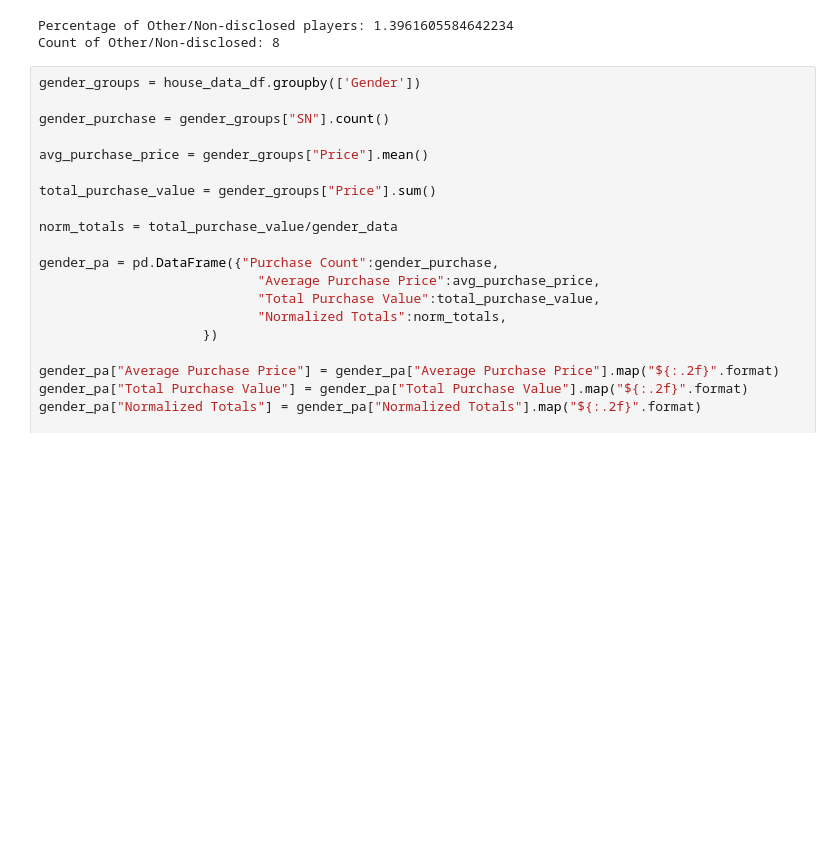
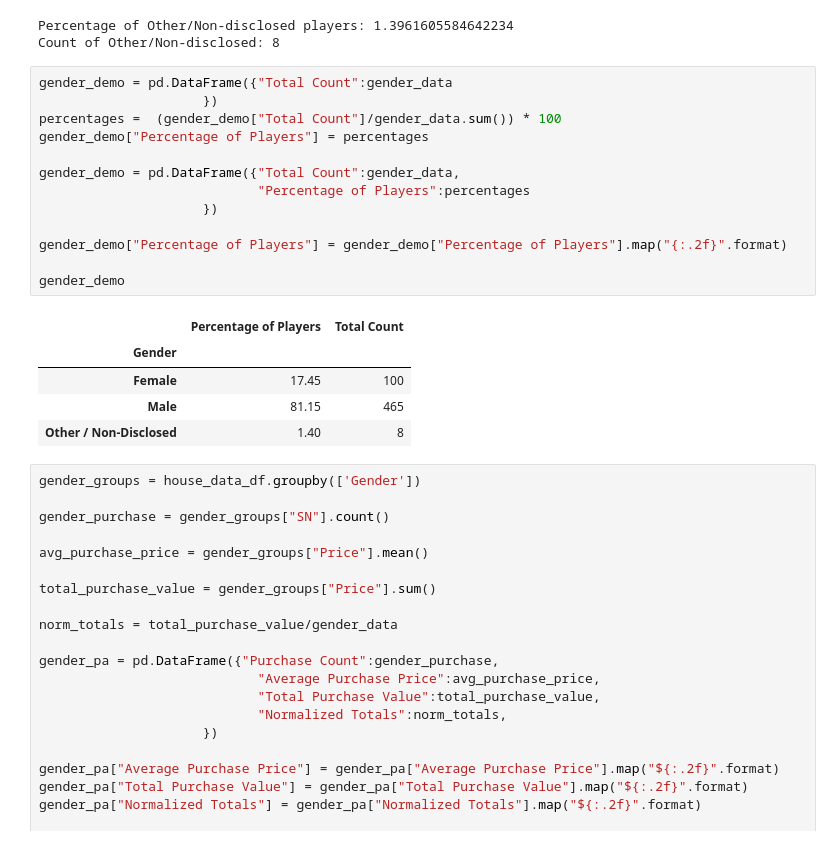
Before and after one commit to salil82/Pymoli, a Jupyter notebook: Pymoli.ipynb, the cells around one changed output. Saved outputs shown, nothing was run; the diff lists cells and outputs as text; blank space fills up the shorter version.

```diff
--- a/Pymoli.ipynb
+++ b/Pymoli.ipynb
@@ -116,6 +121,25 @@ print("Count of Other/Non-disclosed: " + str(other))
 # %% [output]
 Percentage of Other/Non-disclosed players: 1.3961605584642234
 Count of Other/Non-disclosed: 8
+# %%
+gender_demo = pd.DataFrame({"Total Count":gender_data
+                     })
+percentages =  (gender_demo["Total Count"]/gender_data.sum()) * 100
+gender_demo["Percentage of Players"] = percentages
+
+gender_demo = pd.DataFrame({"Total Count":gender_data,
+                            "Percentage of Players":percentages
+                     })
+
+gender_demo["Percentage of Players"] = gender_demo["Percentage of Players"].map("{:.2f}".format)
+
+gender_demo
+# %% [output]
+|  | Percentage of Players | Total Count |
+| Gender |  |  |
+| Female | 17.45 | 100 |
+| Male | 81.15 | 465 |
+| Other / Non-Disclosed | 1.40 | 8 |
 # %%
 gender_groups = house_data_df.groupby(['Gender'])
 
```
Also changed, not shown: parts of 3 cells of this notebook, 1 other file.
